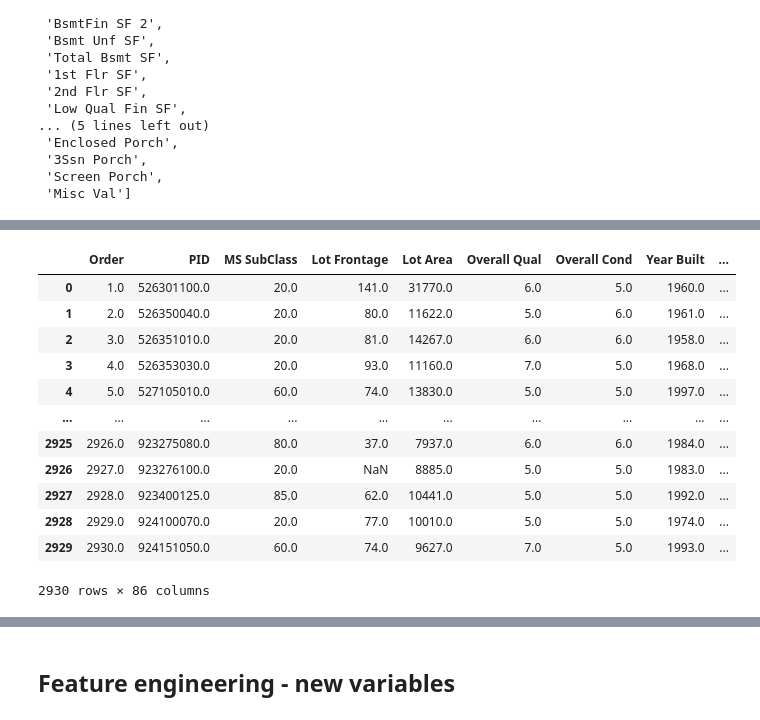
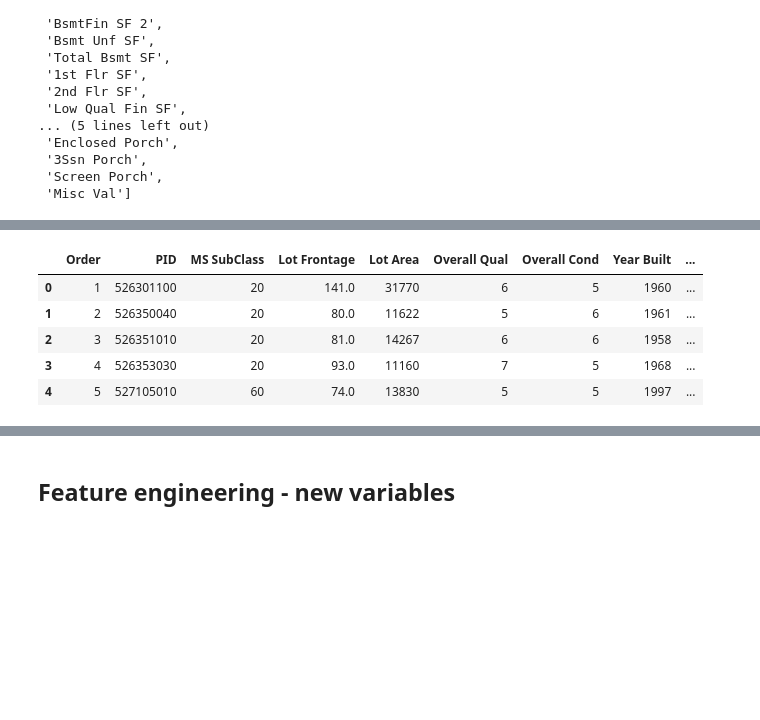
Before and after one commit to TGusciora/Python, a Jupyter notebook: GP23_PredictingHouseSalePrices/GP23_TG_PredictingHouseSalePrices.ipynb, the cells around one changed output, grey strips where cells are left out. Drawn from its saved outputs; the diff is of its cells as text; code cells hidden in the pictures; blank space fills up the shorter version.

```diff
--- a/GP23_PredictingHouseSalePrices/GP23_TG_PredictingHouseSalePrices.ipynb
+++ b/GP23_PredictingHouseSalePrices/GP23_TG_PredictingHouseSalePrices.ipynb
@@ -98,0 +147,4 @@ strong_correlation_param = 0.5 # cut-off value of Pearson correlation to indicat
+# %%
+# MANUAL_INPUT
+# MS SubClass is a categorical variable stored as number - we will switch it to category
+data["MS SubClass"]=data["MS SubClass"].astype('object')
@@ -99,5 +153,19 @@ strong_correlation_param = 0.5 # cut-off value of Pearson correlation to indicat
 # %%
 # find categorical variables
 categorical = [var for var in data.columns if data[var].dtype=='O']
-print('There are {} categorical variables'.format(len(categorical)))
+print('There are {} categorical variables \n'.format(len(categorical)))
+
+# Creating Series containing missing information
+cat_miss = data[categorical].isnull().sum()/data.shape[0]
+
+# changing missing values in categorical variables to 'Missing'
+for var in categorical:
+    data[var].fillna('Missing', inplace=True)
+
+# Print basic info about variable - % of missing, # of unique values, unique values in data
+for var in categorical:
+    valueCounts = pd.concat([data[var].value_counts(),
+                data[var].value_counts(normalize=True).mul(100)],axis=1, keys=('counts','percentage'))
+    print(var,'\n',len(data[var].unique()),'unique values: ')
+    display(HTML(valueCounts.to_html()))
 # %% [output]
@@ -104,0 +447,17 @@ There are 43 categorical variables
+# %%
+#MANUAL_INPUT
+var = "Sale Condition"
+
+my_order = data.groupby(by=[var])[target].median().sort_values().iloc[::-1].index
+plt.figure(figsize=(20,5))
+sn.boxplot(x = var, y = target, data = data, order = my_order)
+plt.title('Sale Price by Sale Condition (sorted by median Sale Price descending)')
+plt.xlabel(var)
+plt.ylabel('Median of Price')
+plt.xticks(rotation=60)
+plt.show()
+
+valueCounts = pd.concat([data[var].value_counts(),
+            data[var].value_counts(normalize=True).mul(100)],axis=1, keys=('counts','percentage'))
+print(var,'\n',len(data[var].unique()),'unique values: ')
+display(HTML(valueCounts.to_html()))
@@ -248,7 +582,7 @@ def transform_features(data_in, cutoff_missing = 0.25, cutoff_fill = 0.05, fill_
     data_out = pd.DataFrame()
     missing_info = data_in.isna().sum()/len(data_in)
     dropped_cols = []
-    for col in data_in.columns:
+    for col in numerical:
         p_miss = missing_info[missing_info.index == col][0]
         if p_miss > cutoff_missing:
             print(col + ' - dropped because of missing values exceeding ' + str(cutoff_missing) + '%.' + ' Missing values = '
@@ -273,10 +607,9 @@ def transform_features(data_in, cutoff_missing = 0.25, cutoff_fill = 0.05, fill_
         else :
             data_out[col_n] = data_in[col_n]
             print(col_n + ' - ' + str(round(p_miss*100,4)) + '% of missing values. Variable copied.')
+# To be inspected if we need this
     for col_c in data_in.select_dtypes(exclude='number'):
-        if col_c not in dropped_cols:
             data_out[col_c] = data_in[col_c].astype('category')
-            print(col_c + ' - ' + str(round(p_miss*100,4)) + '% of missing values. Variable copied as category.')
     return data_out
 # %%
 data_transformed = transform_features(data_in = data)
@@ -304,18 +634,11 @@ Sale Condition - 0.0% of missing values. Variable copied as category.
 # %%
-data_transformed
+data_transformed.head()
 # %% [output]
 |  | Order | PID | MS SubClass | Lot Frontage | Lot Area | Overall Qual | Overall Cond | Year Built | ... |
-| 0 | 1.0 | 526301100.0 | 20.0 | 141.0 | 31770.0 | 6.0 | 5.0 | 1960.0 | ... |
-| 1 | 2.0 | 526350040.0 | 20.0 | 80.0 | 11622.0 | 5.0 | 6.0 | 1961.0 | ... |
-| 2 | 3.0 | 526351010.0 | 20.0 | 81.0 | 14267.0 | 6.0 | 6.0 | 1958.0 | ... |
-| 3 | 4.0 | 526353030.0 | 20.0 | 93.0 | 11160.0 | 7.0 | 5.0 | 1968.0 | ... |
-| 4 | 5.0 | 527105010.0 | 60.0 | 74.0 | 13830.0 | 5.0 | 5.0 | 1997.0 | ... |
-| ... | ... | ... | ... | ... | ... | ... | ... | ... | ... |
-| 2925 | 2926.0 | 923275080.0 | 80.0 | 37.0 | 7937.0 | 6.0 | 6.0 | 1984.0 | ... |
-| 2926 | 2927.0 | 923276100.0 | 20.0 | NaN | 8885.0 | 5.0 | 5.0 | 1983.0 | ... |
-| 2927 | 2928.0 | 923400125.0 | 85.0 | 62.0 | 10441.0 | 5.0 | 5.0 | 1992.0 | ... |
-| 2928 | 2929.0 | 924100070.0 | 20.0 | 77.0 | 10010.0 | 5.0 | 5.0 | 1974.0 | ... |
-| 2929 | 2930.0 | 924151050.0 | 60.0 | 74.0 | 9627.0 | 7.0 | 5.0 | 1993.0 | ... |
+| 0 | 1 | 526301100 | 20 | 141.0 | 31770 | 6 | 5 | 1960 | ... |
+| 1 | 2 | 526350040 | 20 | 80.0 | 11622 | 5 | 6 | 1961 | ... |
+| 2 | 3 | 526351010 | 20 | 81.0 | 14267 | 6 | 6 | 1958 | ... |
+| 3 | 4 | 526353030 | 20 | 93.0 | 11160 | 7 | 5 | 1968 | ... |
+| 4 | 5 | 527105010 | 60 | 74.0 | 13830 | 5 | 5 | 1997 | ... |
-2930 rows × 86 columns
 # %%
 #MANUAL_INPUT
```
Also changed, not shown: parts of 70 cells of this notebook, 25 other files.
